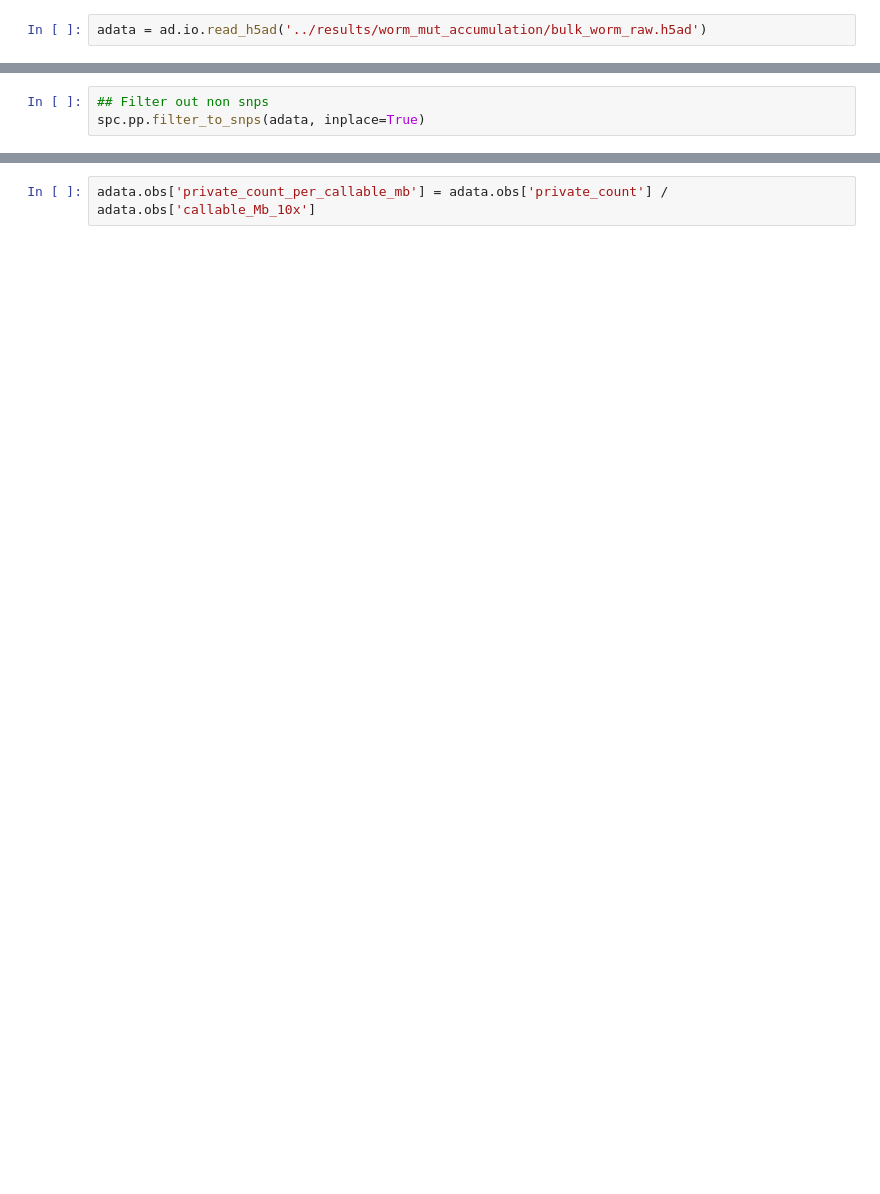
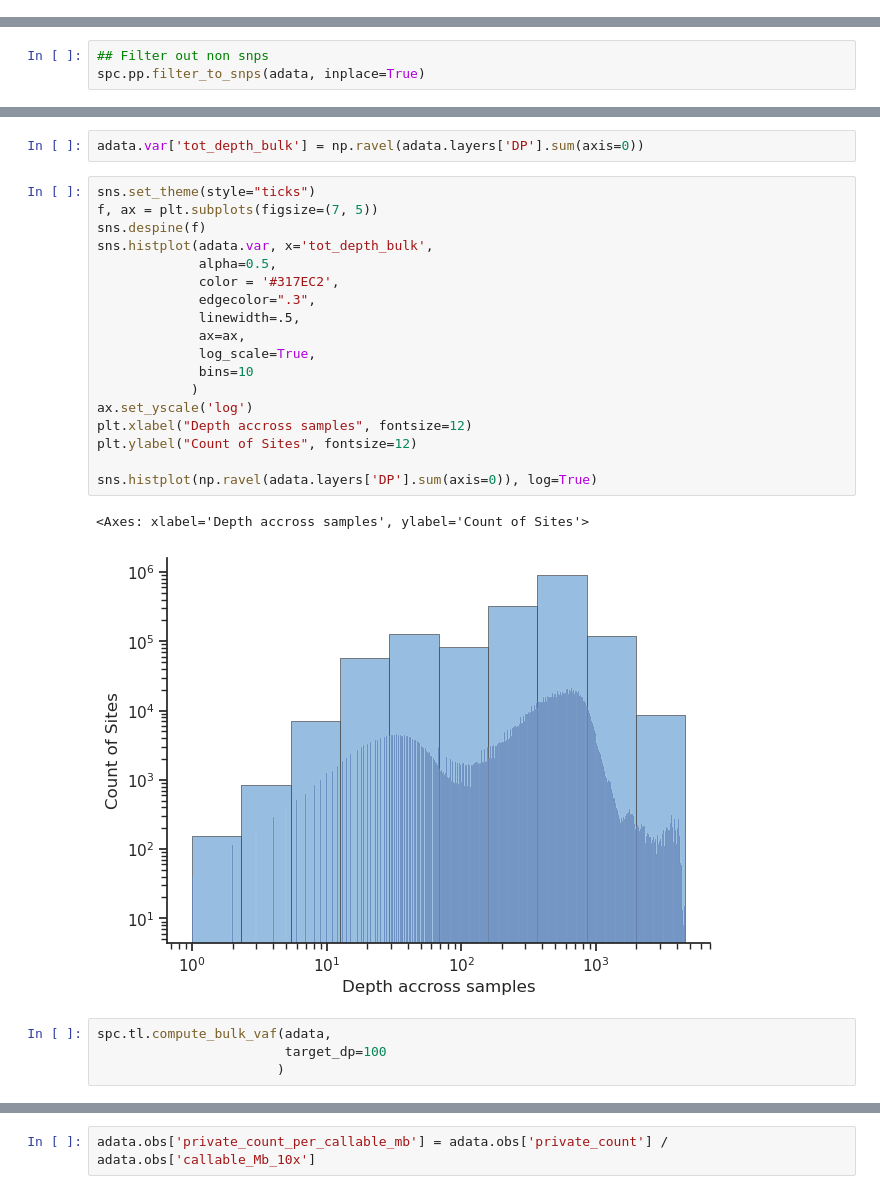
Before and after one commit to SrivatsanLab/SPC_genome, a Jupyter notebook: notebooks/worm_mut_accumulation.ipynb, the cells around one changed output, grey strips where cells are left out. Cells and saved outputs as stored; diff of their text form; blank space fills up the shorter version.

```diff
--- a/notebooks/worm_mut_accumulation.ipynb
+++ b/notebooks/worm_mut_accumulation.ipynb
@@ -19,7 +26,5 @@ import cellspec as spc
 # %%
 # adata.write_h5ad('../results/worm_mut_accumulation/bulk_worm_raw.h5ad')
-# %%
-adata = ad.io.read_h5ad('../results/worm_mut_accumulation/bulk_worm_raw.h5ad')
 # %%
 adata.obs_names = adata.obs.index.map(os.path.basename).str[:-4]
 # %%
@@ -58,0 +68,27 @@ spc.pp.annotate_contexts(adata, fasta_path='/shared/biodata/reference/iGenomes/C
+# %%
+adata.var['tot_depth_bulk'] = np.ravel(adata.layers['DP'].sum(axis=0))
+# %%
+sns.set_theme(style="ticks")
+f, ax = plt.subplots(figsize=(7, 5))
+sns.despine(f)
+sns.histplot(adata.var, x='tot_depth_bulk',
+             alpha=0.5,
+             color = '#317EC2',
+             edgecolor=".3",
+             linewidth=.5,
+             ax=ax,
+             log_scale=True,
+             bins=10
+            )
+ax.set_yscale('log')
+plt.xlabel("Depth accross samples", fontsize=12)
+plt.ylabel("Count of Sites", fontsize=12)
+
+sns.histplot(np.ravel(adata.layers['DP'].sum(axis=0)), log=True)
+# %% [output]
+<Axes: xlabel='Depth accross samples', ylabel='Count of Sites'>
+[figure, added]
+# %%
+spc.tl.compute_bulk_vaf(adata,
+                        target_dp=100
+                       )
```
Also changed, not shown: parts of 54 cells of this notebook, 1 other file.
